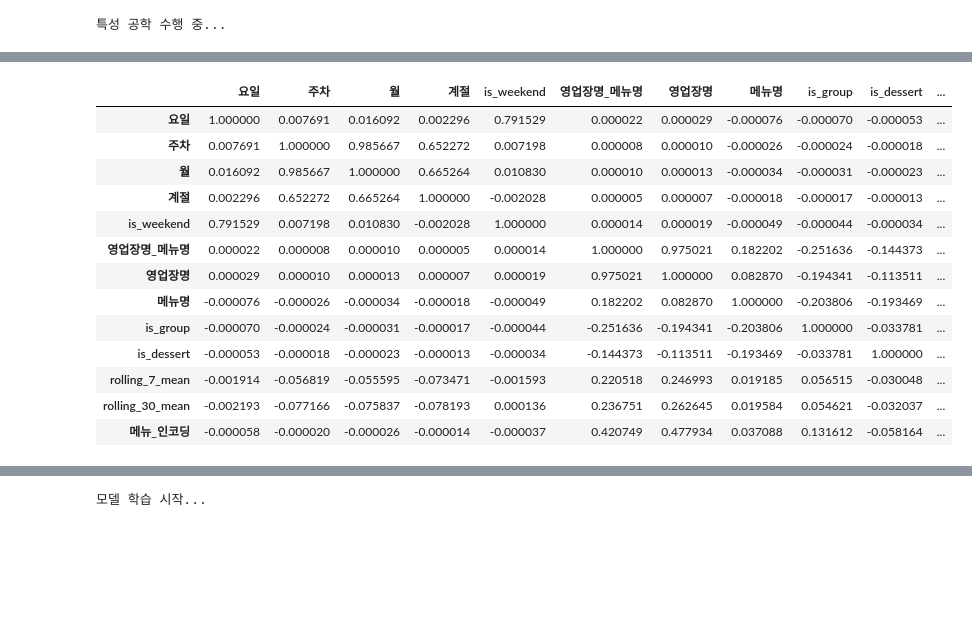
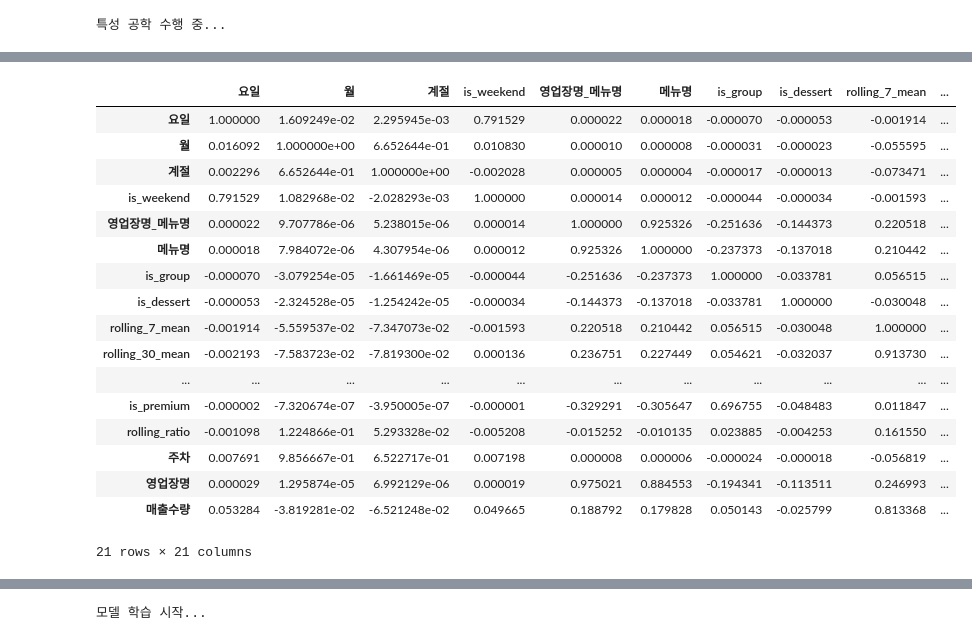
Before and after one commit to active-webmaker/semi_da, a Jupyter notebook: analysis_and_submit.ipynb, the cells around one changed output, grey strips where cells are left out. Drawn from its saved outputs; the diff is of its cells as text; code cells hidden in the pictures; blank space fills up the shorter version.

```diff
--- a/analysis_and_submit.ipynb
+++ b/analysis_and_submit.ipynb
@@ -117,6 +135,9 @@ def add_rolling_features(df):
     df["rolling_7_mean"] = df["rolling_7_mean"].fillna(0)
     df["rolling_30_mean"] = df["rolling_30_mean"].fillna(0)
 
+    # 7일 평균과 30일 평균의 비율
+    df["rolling_ratio"] = df["rolling_7_mean"] / (df["rolling_30_mean"] + 1e-5)
+
     return df
 # %%
 def add_avg_features(df):
@@ -260,9 +256,27 @@ test_enc = test_fe.copy()
 encoders = {}
 # %%
+# Label Encoding (Train 기준으로만 fit; Test의 신규 카테고리는 Unknown 처리)
+
+train_enc = train_fe.copy()
+
+test_enc_list = [df.copy() for df in test_list]
+encoders = {}
+
 for col in cat_cols:
-    le = LabelEncoder()
-    merged = pd.concat([train_fe[col].astype(str), test_fe[col].astype(str)], axis=0).fillna("Unknown")
-    le.fit(merged)
-    train_enc[col] = le.transform(train_enc[col].astype(str).fillna("Unknown"))
-    test_enc[col] = le.transform(test_enc[col].astype(str).fillna("Unknown"))
-    encoders[col] = le
+    train_vals = train_fe[col].astype(str).fillna("Unknown")
+
+    classes = pd.Index(train_vals.unique())
+    if "Unknown" not in classes:
+        classes = classes.append(pd.Index(["Unknown"]))
+
+    class_to_int = {c: i for i, c in enumerate(classes)}
+
+    train_enc[col] = train_vals.map(class_to_int).astype(int)
+
+    for i in range(len(test_enc_list)):
+        test_vals = test_list[i][col].astype(str).fillna("Unknown")
+        test_enc_list[i][col] = test_vals.map(lambda x: class_to_int.get(x, class_to_int["Unknown"]))
+
+    encoders[col] = class_to_int
+
+print("Label encoding 완료 (train-only)")
@@ -283,27 +303,35 @@ Train set: (92408, 16), Valid set: (10268, 16)
 # train_fe_drop.corr()
 # %%
 feature_cols = [
-    "요일", "주차", "월", "계절", "is_weekend",
-    "영업장명_메뉴명", "영업장명", "메뉴명",
-    "is_group", "is_dessert", "rolling_7_mean", "rolling_30_mean", "메뉴_인코딩"
+    "요일",
+    "월", "계절", "is_weekend",
+    "영업장명_메뉴명", "메뉴명",
+    "is_group", "is_dessert", "rolling_7_mean", "rolling_30_mean", "메뉴_인코딩",
+    "month_period", "is_before_weekend", "is_after_weekend", "menu_len", "menu_token_cnt",
+    "is_premium", "rolling_ratio",
+    "주차", "영업장명",
 ]
 # %%
-train_df[feature_cols].corr()
+train_df[feature_cols + ["매출수량"]].corr()
 # %% [output]
-|  | 요일 | 주차 | 월 | 계절 | is_weekend | 영업장명_메뉴명 | 영업장명 | 메뉴명 | is_group | is_dessert | ... |
-| 요일 | 1.000000 | 0.007691 | 0.016092 | 0.002296 | 0.791529 | 0.000022 | 0.000029 | -0.000076 | -0.000070 | -0.000053 | ... |
-| 주차 | 0.007691 | 1.000000 | 0.985667 | 0.652272 | 0.007198 | 0.000008 | 0.000010 | -0.000026 | -0.000024 | -0.000018 | ... |
-| 월 | 0.016092 | 0.985667 | 1.000000 | 0.665264 | 0.010830 | 0.000010 | 0.000013 | -0.000034 | -0.000031 | -0.000023 | ... |
-| 계절 | 0.002296 | 0.652272 | 0.665264 | 1.000000 | -0.002028 | 0.000005 | 0.000007 | -0.000018 | -0.000017 | -0.000013 | ... |
-| is_weekend | 0.791529 | 0.007198 | 0.010830 | -0.002028 | 1.000000 | 0.000014 | 0.000019 | -0.000049 | -0.000044 | -0.000034 | ... |
-| 영업장명_메뉴명 | 0.000022 | 0.000008 | 0.000010 | 0.000005 | 0.000014 | 1.000000 | 0.975021 | 0.182202 | -0.251636 | -0.144373 | ... |
-| 영업장명 | 0.000029 | 0.000010 | 0.000013 | 0.000007 | 0.000019 | 0.975021 | 1.000000 | 0.082870 | -0.194341 | -0.113511 | ... |
-| 메뉴명 | -0.000076 | -0.000026 | -0.000034 | -0.000018 | -0.000049 | 0.182202 | 0.082870 | 1.000000 | -0.203806 | -0.193469 | ... |
-| is_group | -0.000070 | -0.000024 | -0.000031 | -0.000017 | -0.000044 | -0.251636 | -0.194341 | -0.203806 | 1.000000 | -0.033781 | ... |
-| is_dessert | -0.000053 | -0.000018 | -0.000023 | -0.000013 | -0.000034 | -0.144373 | -0.113511 | -0.193469 | -0.033781 | 1.000000 | ... |
-| rolling_7_mean | -0.001914 | -0.056819 | -0.055595 | -0.073471 | -0.001593 | 0.220518 | 0.246993 | 0.019185 | 0.056515 | -0.030048 | ... |
-| rolling_30_mean | -0.002193 | -0.077166 | -0.075837 | -0.078193 | 0.000136 | 0.236751 | 0.262645 | 0.019584 | 0.054621 | -0.032037 | ... |
-| 메뉴_인코딩 | -0.000058 | -0.000020 | -0.000026 | -0.000014 | -0.000037 | 0.420749 | 0.477934 | 0.037088 | 0.131612 | -0.058164 | ... |
+|  | 요일 | 월 | 계절 | is_weekend | 영업장명_메뉴명 | 메뉴명 | is_group | is_dessert | rolling_7_mean | ... |
+| 요일 | 1.000000 | 1.609249e-02 | 2.295945e-03 | 0.791529 | 0.000022 | 0.000018 | -0.000070 | -0.000053 | -0.001914 | ... |
+| 월 | 0.016092 | 1.000000e+00 | 6.652644e-01 | 0.010830 | 0.000010 | 0.000008 | -0.000031 | -0.000023 | -0.055595 | ... |
+| 계절 | 0.002296 | 6.652644e-01 | 1.000000e+00 | -0.002028 | 0.000005 | 0.000004 | -0.000017 | -0.000013 | -0.073471 | ... |
+| is_weekend | 0.791529 | 1.082968e-02 | -2.028293e-03 | 1.000000 | 0.000014 | 0.000012 | -0.000044 | -0.000034 | -0.001593 | ... |
+| 영업장명_메뉴명 | 0.000022 | 9.707786e-06 | 5.238015e-06 | 0.000014 | 1.000000 | 0.925326 | -0.251636 | -0.144373 | 0.220518 | ... |
+| 메뉴명 | 0.000018 | 7.984072e-06 | 4.307954e-06 | 0.000012 | 0.925326 | 1.000000 | -0.237373 | -0.137018 | 0.210442 | ... |
+| is_group | -0.000070 | -3.079254e-05 | -1.661469e-05 | -0.000044 | -0.251636 | -0.237373 | 1.000000 | -0.033781 | 0.056515 | ... |
+| is_dessert | -0.000053 | -2.324528e-05 | -1.254242e-05 | -0.000034 | -0.144373 | -0.137018 | -0.033781 | 1.000000 | -0.030048 | ... |
+| rolling_7_mean | -0.001914 | -5.559537e-02 | -7.347073e-02 | -0.001593 | 0.220518 | 0.210442 | 0.056515 | -0.030048 | 1.000000 | ... |
+| rolling_30_mean | -0.002193 | -7.583723e-02 | -7.819300e-02 | 0.000136 | 0.236751 | 0.227449 | 0.054621 | -0.032037 | 0.913730 | ... |
+| ... | ... | ... | ... | ... | ... | ... | ... | ... | ... | ... |
+| is_premium | -0.000002 | -7.320674e-07 | -3.950005e-07 | -0.000001 | -0.329291 | -0.305647 | 0.696755 | -0.048483 | 0.011847 | ... |
+| rolling_ratio | -0.001098 | 1.224866e-01 | 5.293328e-02 | -0.005208 | -0.015252 | -0.010135 | 0.023885 | -0.004253 | 0.161550 | ... |
+| 주차 | 0.007691 | 9.856667e-01 | 6.522717e-01 | 0.007198 | 0.000008 | 0.000006 | -0.000024 | -0.000018 | -0.056819 | ... |
+| 영업장명 | 0.000029 | 1.295874e-05 | 6.992129e-06 | 0.000019 | 0.975021 | 0.884553 | -0.194341 | -0.113511 | 0.246993 | ... |
+| 매출수량 | 0.053284 | -3.819281e-02 | -6.521248e-02 | 0.049665 | 0.188792 | 0.179828 | 0.050143 | -0.025799 | 0.813368 | ... |
+21 rows × 21 columns
 # %%
 sns.heatmap(train_df[feature_cols + ["매출수량"]].corr(), annot=True, fmt=".2f", cmap="coolwarm")
 # %% [output]
```
Also changed, not shown: parts of 17 cells of this notebook, 1 other file.
